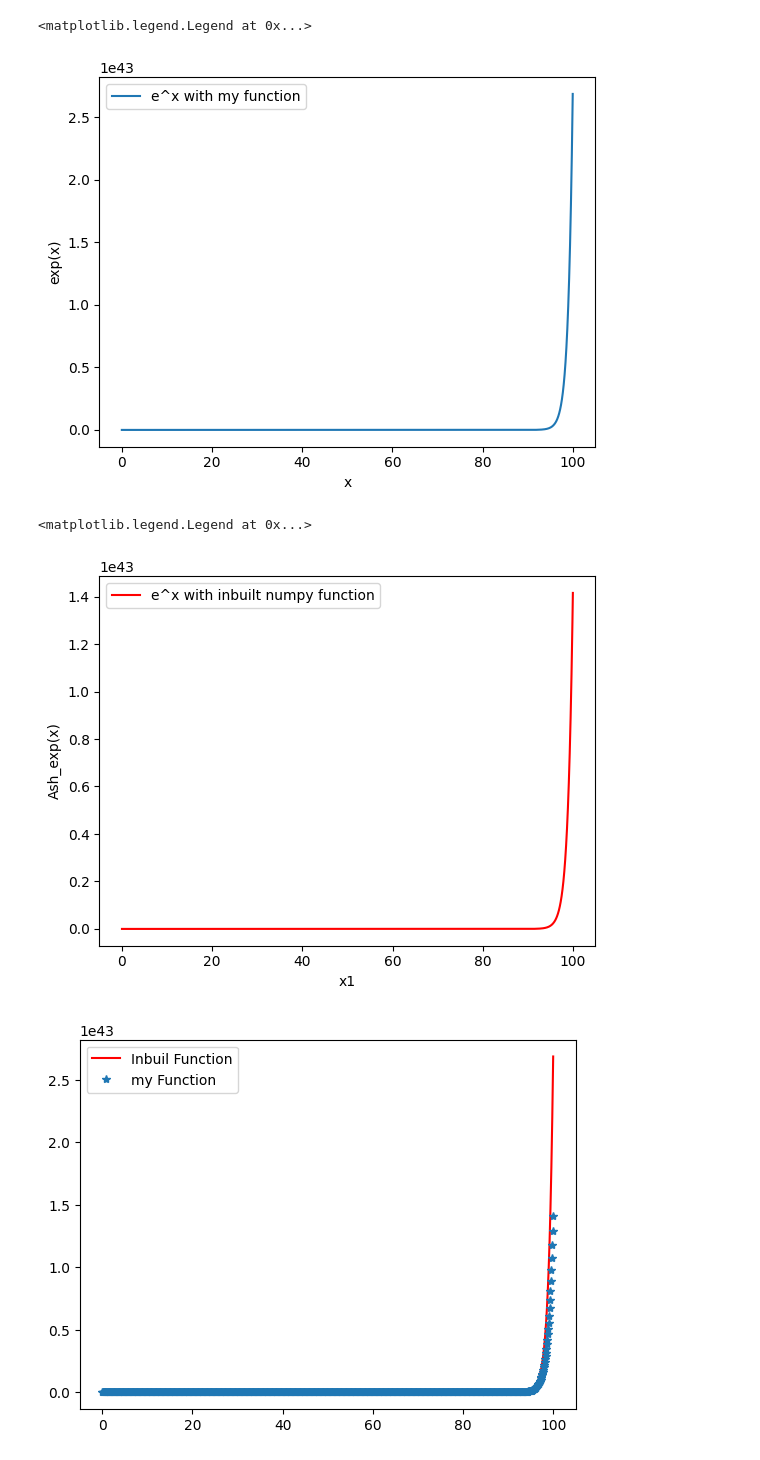
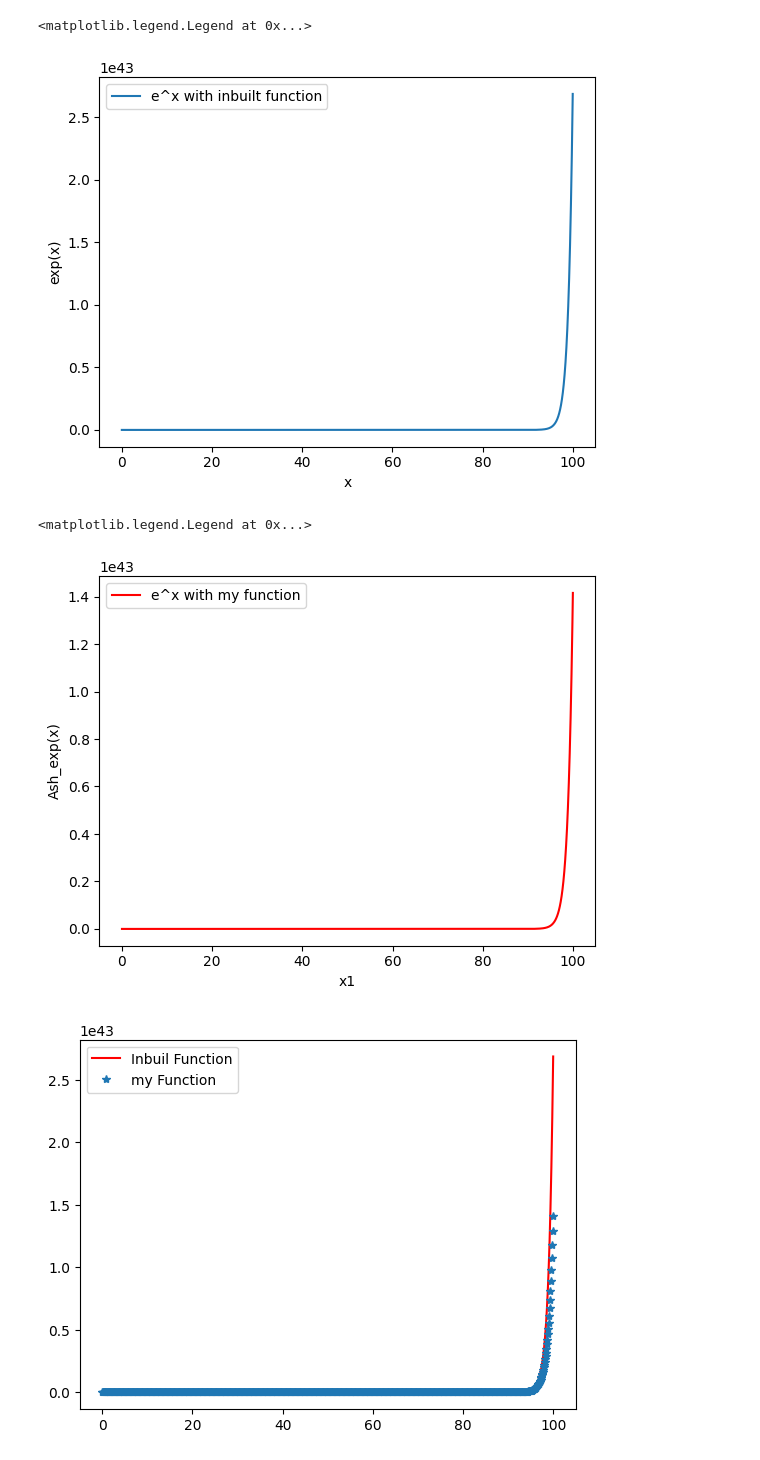
Before and after one commit to ashwanpunia11/hpsc_2023, a Jupyter notebook: hpsc_assignment_2_ash.ipynb, the cells around one changed output. Saved outputs shown, nothing was run; the diff lists cells and outputs as text; code cells hidden in the pictures.

```diff
--- a/hpsc_assignment_2_ash.ipynb
+++ b/hpsc_assignment_2_ash.ipynb
@@ -20,24 +20,24 @@ plt.figure()
 plt.plot(x, y)
 plt.xlabel('x')
 plt.ylabel('exp(x)')
-plt.legend(['e^x with my function'])
+plt.legend(['e^x with inbuilt function'])
 # %% [output]
 <matplotlib.legend.Legend at 0x...>
-[figure, old version]
+[figure, new version]
 # %%
-#Plot the exp graph using inbuilt function
+#Plot the exp graph using my function
 x1 = np.linspace(0,100,1000)
 y1 = Ash_exp(x1,100)
 
 
 plt.figure()
 plt.plot(x1, y1,'r')
 plt.xlabel('x1')
 plt.ylabel('Ash_exp(x)')
-plt.legend(['e^x with inbuilt numpy function'])
+plt.legend(['e^x with my function'])
 # %% [output]
 <matplotlib.legend.Legend at 0x...>
-[figure, old version]
+[figure, new version]
 # %%
 plt.plot(x, y,'r',label='Inbuil Function')
 plt.plot(x1, y1,'*',label='my Function')
```
Also changed, not shown: parts of 3 cells of this notebook.
